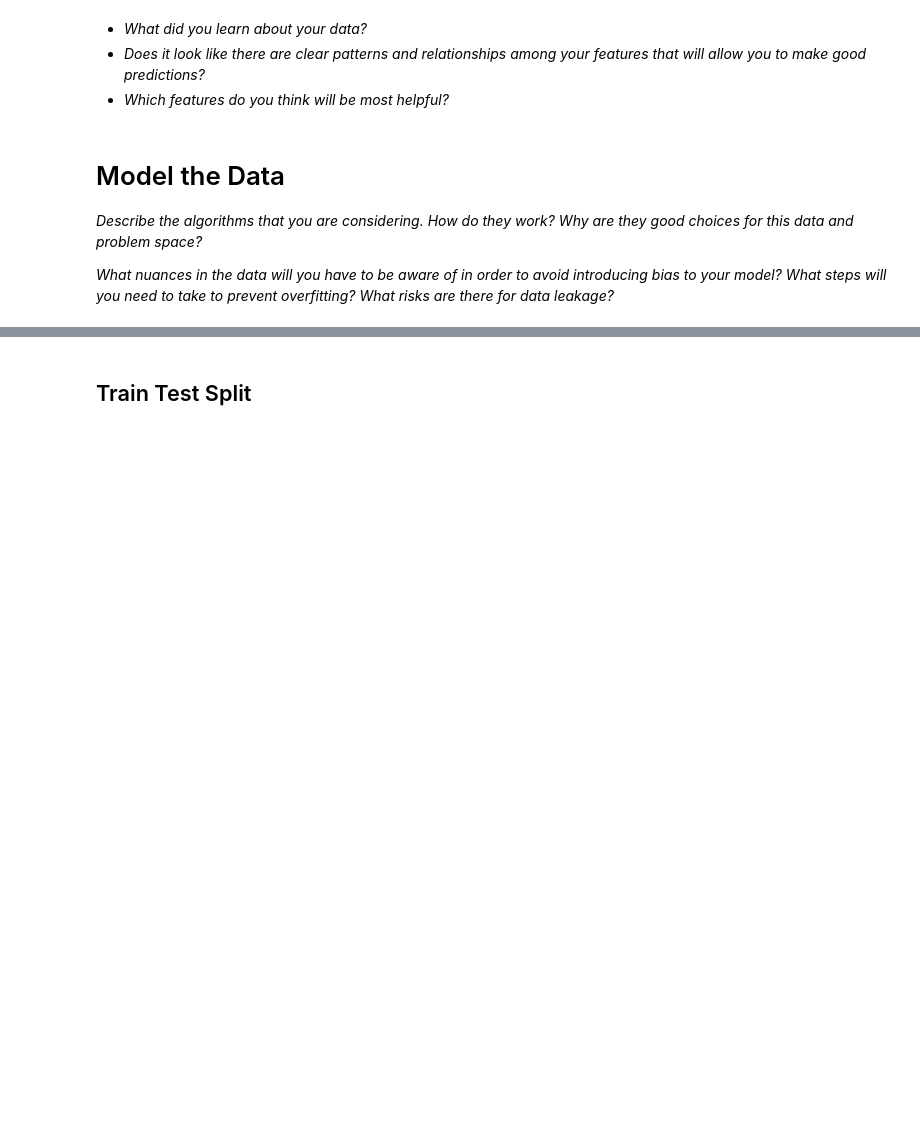
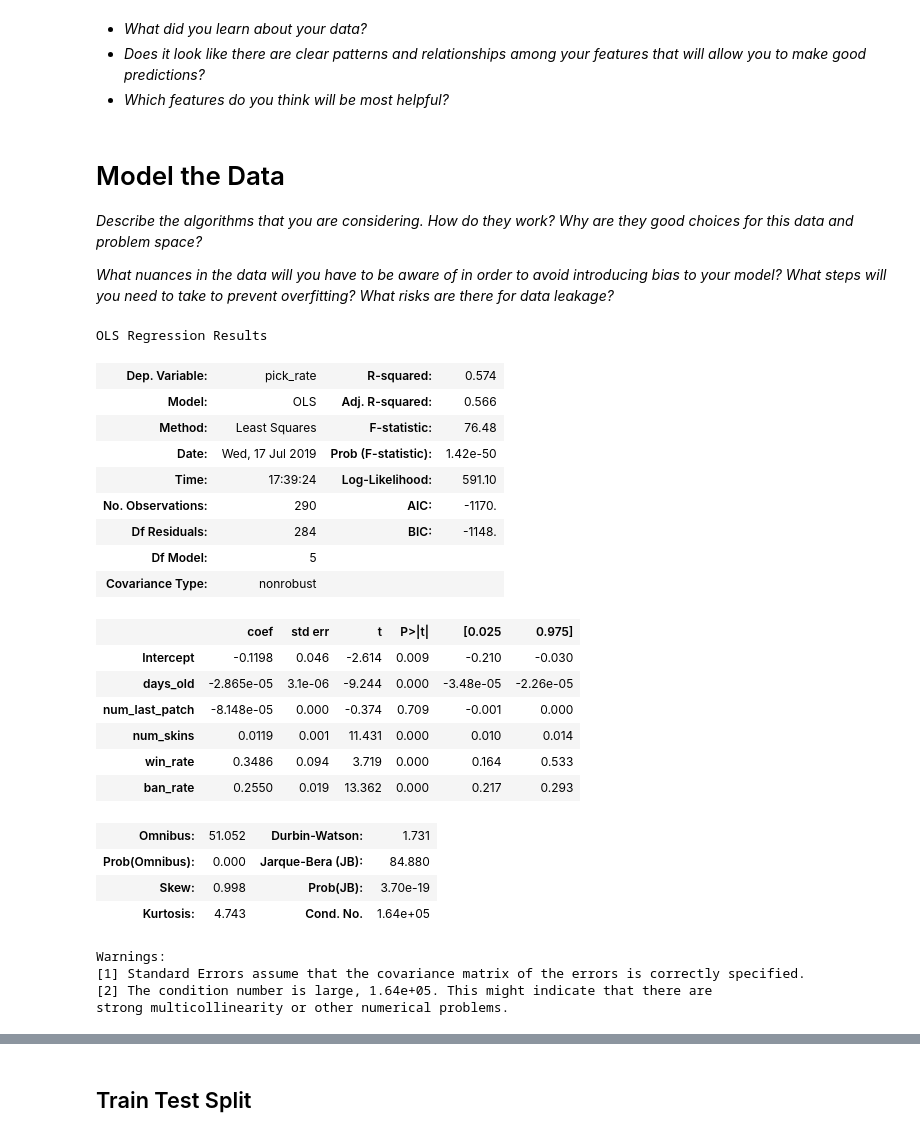
Before and after one commit to jlehnersd/metis_project2, a Jupyter notebook: mvp.ipynb, the cells around one changed output, grey strips where cells are left out. Saved outputs shown, nothing was run; the diff lists cells and outputs as text; code cells hidden in the pictures; blank space fills up the shorter version.

```diff
--- a/mvp.ipynb
+++ b/mvp.ipynb
@@ -115,3 +124,60 @@ run_data_pipeline()
 *Describe the algorithms that you are considering. How do they work? Why are they good choices for this data and problem space?*
 
 *What nuances in the data will you have to be aware of in order to avoid introducing bias to your model? What steps will you need to take to prevent overfitting? What risks are there for data leakage?*
+# %%
+# Import relevant modules
+import patsy
+import pandas as pd
+import statsmodels.api as sm
+
+y_idx = 5
+
+# Read in clean data
+datadir = '/Users/jeremy_lehner/Documents/GitHub/metis_project2/data/processed/clean_data.csv'
+df = pd.read_csv(datadir)
+
+# Construct R formula style string
+colnames = list(df.columns)
+colnames.remove('champion')
+y_name = colnames[y_idx]
+colnames.remove(y_name)
+
+R_formula = y_name + ' ~ ' + ' + '.join(colnames)
+
+# Construct target vector y and feature matrix X
+y, X = patsy.dmatrices(R_formula, data = df, return_type = "dataframe")
+
+# Construct OLS model
+model = sm.OLS(y, X)
+
+# Fit model to training set
+fit = model.fit()
+
+# Return the model and the fit
+fit.summary()
+# %% [output]
+OLS Regression Results
+| Dep. Variable: | pick_rate | R-squared: | 0.574 |
+| Model: | OLS | Adj. R-squared: | 0.566 |
+| Method: | Least Squares | F-statistic: | 76.48 |
+| Date: | Wed, 17 Jul 2019 | Prob (F-statistic): | 1.42e-50 |
+| Time: | 17:39:24 | Log-Likelihood: | 591.10 |
+| No. Observations: | 290 | AIC: | -1170. |
+| Df Residuals: | 284 | BIC: | -1148. |
+| Df Model: | 5 |  |  |
+| Covariance Type: | nonrobust |  |  |
+|  | coef | std err | t | P>|t| | [0.025 | 0.975] |
+| Intercept | -0.1198 | 0.046 | -2.614 | 0.009 | -0.210 | -0.030 |
+| days_old | -2.865e-05 | 3.1e-06 | -9.244 | 0.000 | -3.48e-05 | -2.26e-05 |
+| num_last_patch | -8.148e-05 | 0.000 | -0.374 | 0.709 | -0.001 | 0.000 |
+| num_skins | 0.0119 | 0.001 | 11.431 | 0.000 | 0.010 | 0.014 |
+| win_rate | 0.3486 | 0.094 | 3.719 | 0.000 | 0.164 | 0.533 |
+| ban_rate | 0.2550 | 0.019 | 13.362 | 0.000 | 0.217 | 0.293 |
+| Omnibus: | 51.052 | Durbin-Watson: | 1.731 |
+| Prob(Omnibus): | 0.000 | Jarque-Bera (JB): | 84.880 |
+| Skew: | 0.998 | Prob(JB): | 3.70e-19 |
+| Kurtosis: | 4.743 | Cond. No. | 1.64e+05 |
+Warnings:
+[1] Standard Errors assume that the covariance matrix of the errors is correctly specified.
+[2] The condition number is large, 1.64e+05. This might indicate that there are
+strong multicollinearity or other numerical problems.
```
Also changed, not shown: parts of 3 cells of this notebook.
